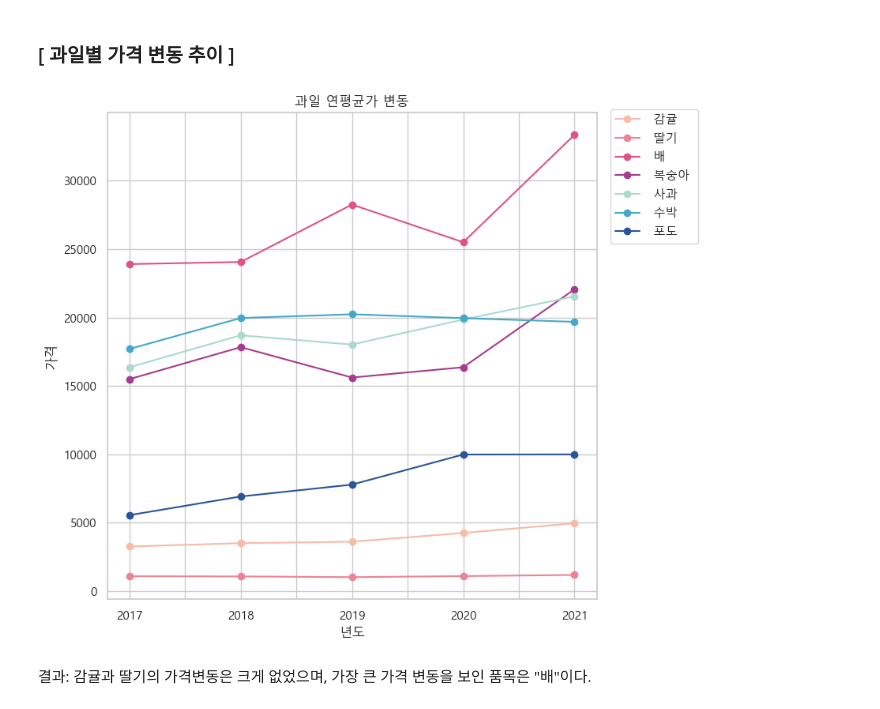
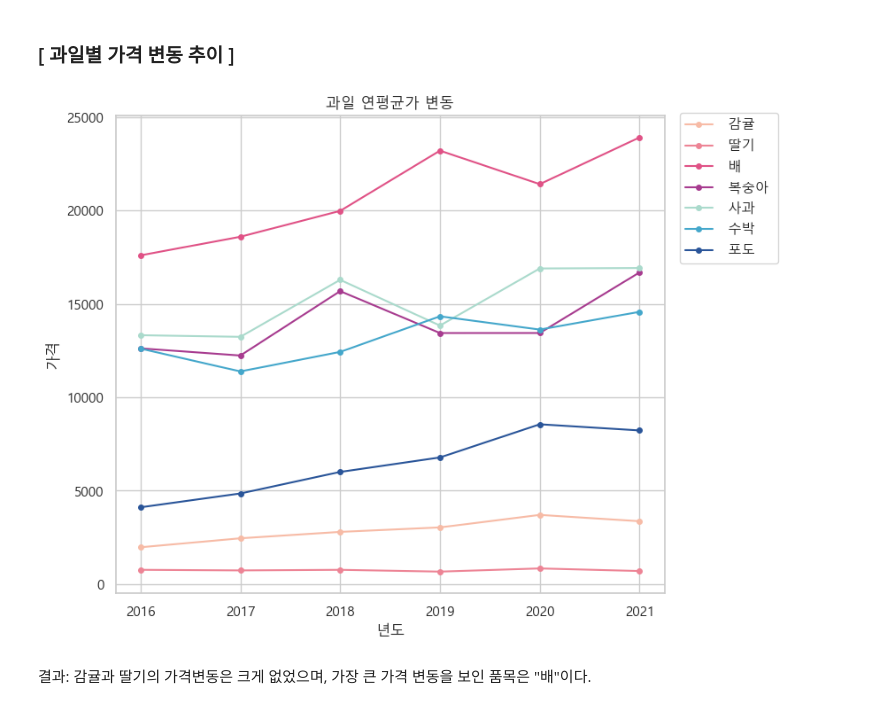
Before and after one commit to jdawoony/big-data-analytics, a Jupyter notebook: 데이터분석 (국내 과일 시장과 소비 분석).ipynb, the cells around one changed output. Cells and saved outputs as stored; diff of their text form; code cells hidden in the pictures.

```diff
--- a/데이터분석 (국내 과일 시장과 소비 분석).ipynb
+++ b/데이터분석 (국내 과일 시장과 소비 분석).ipynb
@@ -631,4 +527,6 @@ filter_df_copy
 # %%
 # 데이터 타입 변경
-filter_df_copy = filter_df_copy.astype({'1월':'int', '2월':'int', '3월':'int', '4월':'int', '5월':'int', '6월':'int',
-                              '7월':'int', '8월':'int', '9월':'int', '10월':'int', '11월':'int', '12월':'int', '연평균가':'int'})
+filter_df_copy = filter_df.astype({'과일이름':'string', '연도':'int', '평균가격':'int', '최대가격':'int', '최소가격':'int'})
+
+#데이터 타입 확인
+print(filter_df_copy.dtypes)
@@ -707,5 +623,5 @@ array(['2017', '2018', '2019', '2020', '2021'], dtype=object)
 # %%
 # 그룹별 년도 평균가격
-result = filter_df_copy.groupby(['과일이름', '년도']).mean().round(2)
+result = filter_df_copy.groupby(['과일이름', '연도']).mean().round(2)
 result
 # %% [output]
@@ -760,0 +699,32 @@ for i, fruit in enumerate(fruits):
+# %%
+fig = plt.figure(figsize=(18, 24))
+
+# 서브플롯
+ax1 = fig.add_subplot(4, 2, 1)
+ax2 = fig.add_subplot(4, 2, 2)
+ax3 = fig.add_subplot(4, 2, 3)
+ax4 = fig.add_subplot(4, 2, 4)
+ax5 = fig.add_subplot(4, 2, 5)
+ax6 = fig.add_subplot(4, 2, 6)
+ax7 = fig.add_subplot(4, 2, 7)
+
+# 각 과일에 대해 서브플롯에 최대가격과 최소가격을 다중 바 그래프로 그림
+for ax, fruit in zip([ax1, ax2, ax3, ax4, ax5, ax6, ax7], fruits):
+    min_prices = df.loc[fruit, '최소가격']
+    max_prices = df.loc[fruit, '최대가격']
+
+    # 바 차트 그리기
+    ax.bar(years - 0.2, min_prices, width=0.4, label='최소가격', alpha=.85, color='#786be1')
+    ax.bar(years + 0.2, max_prices, width=0.4, label='최대가격', alpha=.85, color='#f05c94')
+
+    ax.set_title(f'{fruit}의 최대/최소 가격')
+    ax.set_ylabel('가격')
+    ax.legend()
+
+# X 축 연도 표시
+ax6.set_xticks(years)
+ax6.set_xticklabels(years)
+ax6.set_xlabel('연도')
+
+plt.tight_layout()
+plt.show()
@@ -763,18 +735,18 @@ for i, fruit in enumerate(fruits):
 # %%
 # 과일별 연평균가 변동추이 그래프 그리기
 colors = ['#f7bba6', '#ed8495', '#e05286', '#a73b8f', '#aadacc', '#44a7cb', '#2a5599']  # 색상 리스트
 for i, fruit in enumerate(fruits):
-    fruit_df = result[colum_names[12]].xs(fruit, level='과일이름')
-    fruit_df.plot(kind='line', marker='o', figsize=(8, 8), label=fruit, color=colors[i])
+    fruit_df = result[colum_names[2]].xs(fruit, level='과일이름')
+    fruit_df.plot(kind='line', marker='o', markersize=4, figsize=(8, 7), label=fruit, color=colors[i])
 
 plt.title('과일 연평균가 변동')
 plt.xlabel('년도')
 plt.ylabel('가격')
 plt.legend(title='년도')
 plt.legend(loc='upper right', bbox_to_anchor=(1.22, 1.02))
 plt.show()
 # %% [output]
-[figure, old version]
+[figure, new version]
 # %% [markdown]
 결과: 감귤과 딸기의 가격변동은 크게 없었으며, 가장 큰 가격 변동을 보인 품목은 "배"이다.
 # %% [markdown]
```
Also changed, not shown: parts of 124 cells of this notebook, 13 other files.
